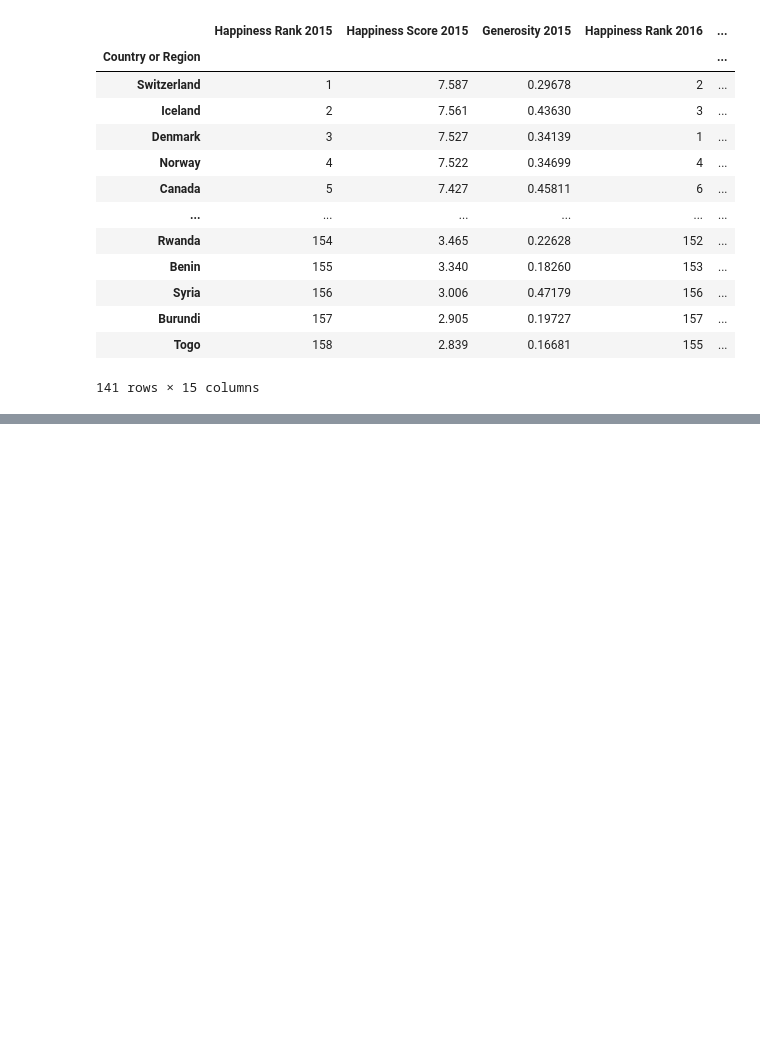
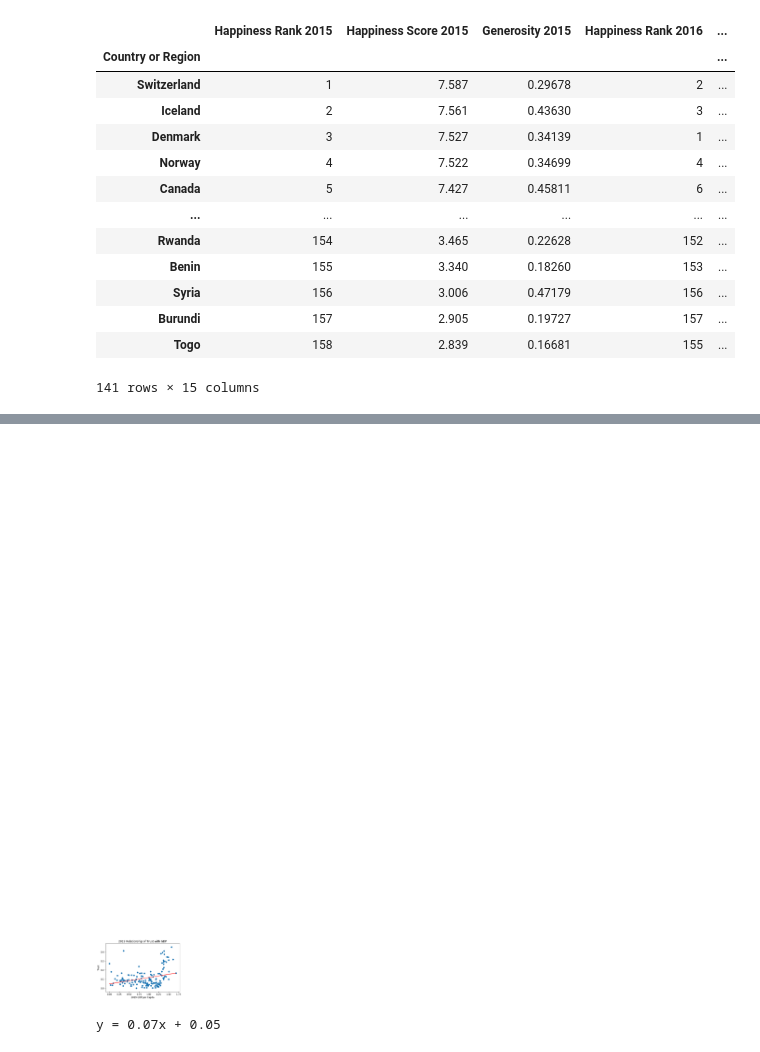
Before and after one commit to DanyCh093/Project-One-, a Jupyter notebook: world-happiness/Happiness_Index_Renamed.ipynb, the cells around one changed output, grey strips where cells are left out. Saved outputs shown, nothing was run; the diff lists cells and outputs as text; code cells hidden in the pictures; blank space fills up the shorter version.

```diff
--- a/world-happiness/Happiness_Index_Renamed.ipynb
+++ b/world-happiness/Happiness_Index_Renamed.ipynb
@@ -502,0 +607,10 @@ fd_all
+# %%
+y_values = norm2019_df['Trust']
+x_values = norm2019_df['GDP per Capita']
+x_label = "2019 GDP per Capita"
+y_label = "Trust"
+chart_title = "2019 Relationship of Trust with GDP"
+plotting_happiness(x_values, y_values, x_label, y_label, chart_title)
+# %% [output]
+[figure, added]
+y = 0.07x + 0.05
```
Also changed, not shown: parts of 23 cells of this notebook.
